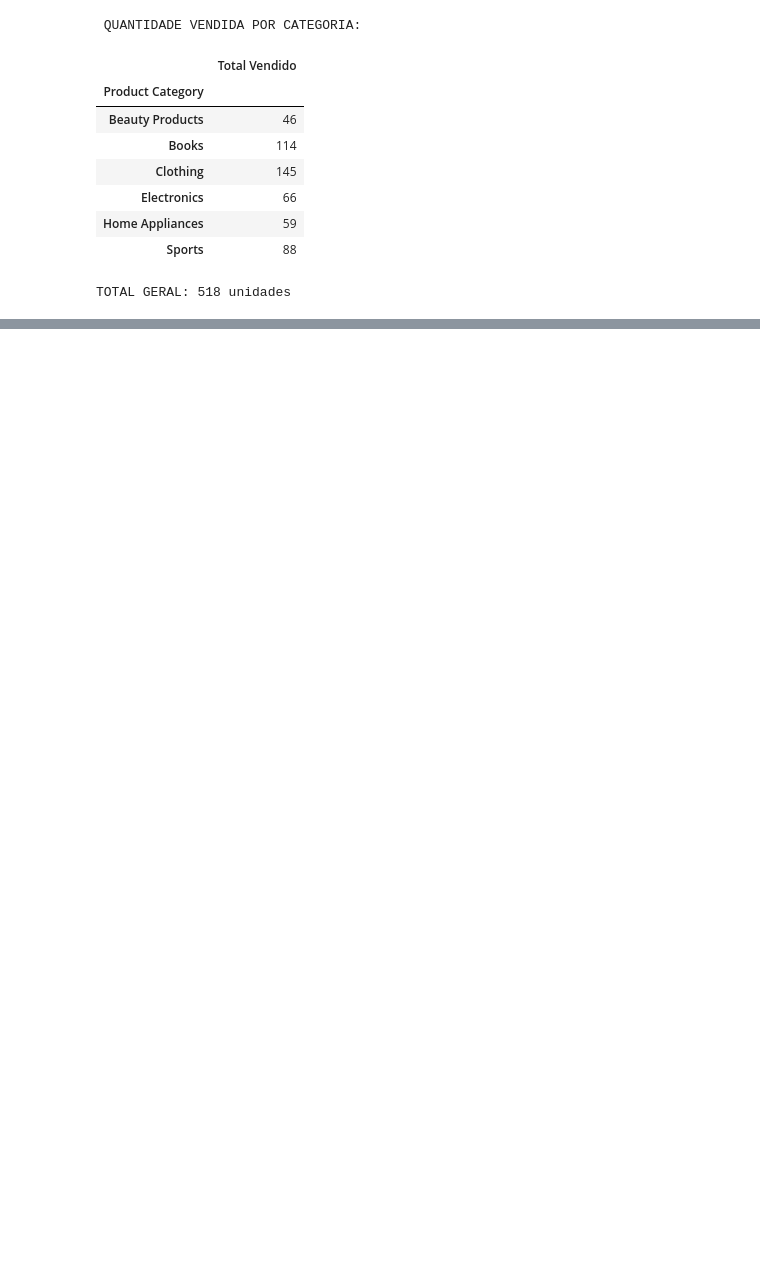
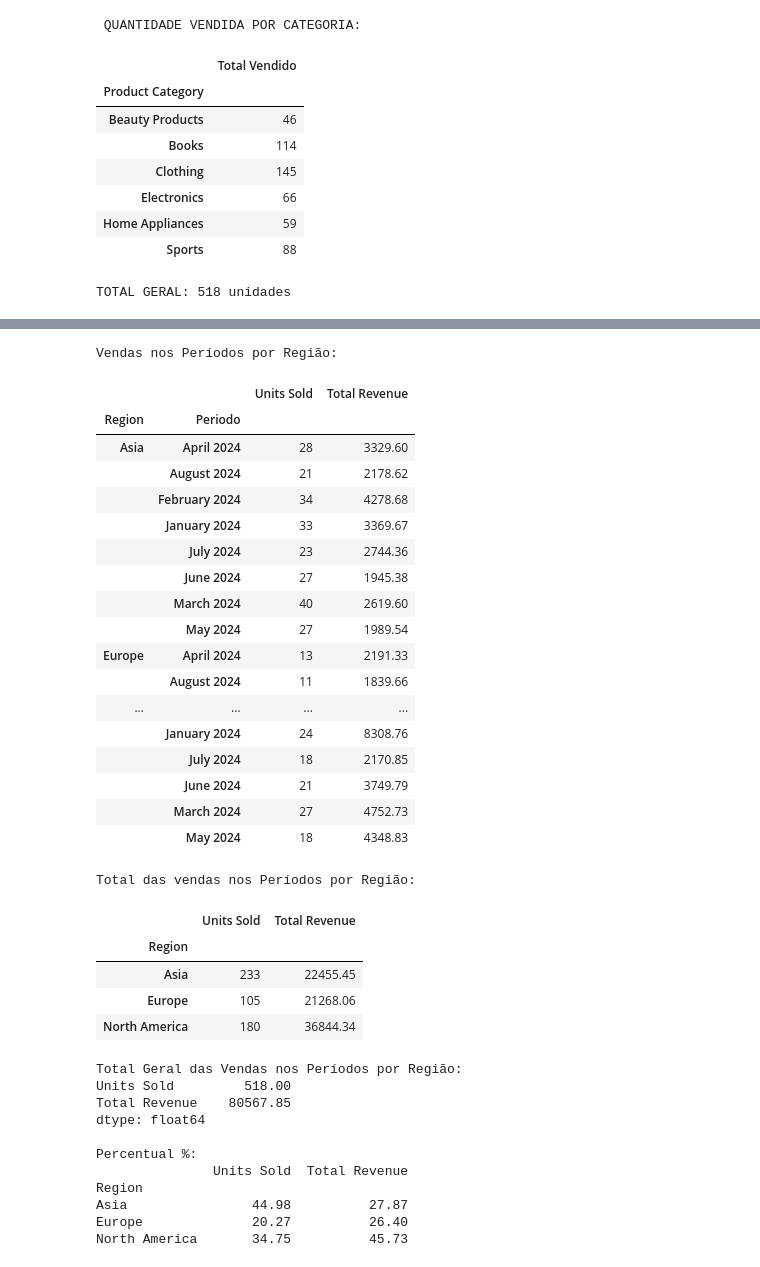
Before and after one commit to dunaoki/Analisando-em-python, a Jupyter notebook: analise.ipynb, the cells around one changed output, grey strips where cells are left out. Cells and saved outputs as stored; diff of their text form; code cells hidden in the pictures; blank space fills up the shorter version.

```diff
--- a/analise.ipynb
+++ b/analise.ipynb
@@ -232,0 +242,56 @@ FATURAMENTO TOTAL: R$ 80567.85
+# %%
+# Agrupar vendas por região
+analise_regiao = vendas.groupby(["Region", "Periodo"])[["Units Sold", "Total Revenue"]].sum()
+
+# Visualizar vendas por região
+print("Vendas nos Períodos por Região:")
+
+display(analise_regiao)
+
+# Somar vendas por região
+print("\nTotal das vendas nos Períodos por Região:")
+total_regiao = analise_regiao.groupby(["Region"]).sum()
+
+# Visualizar total das vendas por região
+display(total_regiao)
+
+print(f"Total Geral das Vendas nos Períodos por Região:\n{total_regiao.sum()}")
+
+print(f"\nPercentual %:\n{((total_regiao / total_regiao.sum()) * 100).round(2)}")
+# %% [output]
+Vendas nos Períodos por Região:
+|  |  | Units Sold | Total Revenue |
+| Region | Periodo |  |  |
+| Asia | April 2024 | 28 | 3329.60 |
+|  | August 2024 | 21 | 2178.62 |
+|  | February 2024 | 34 | 4278.68 |
+|  | January 2024 | 33 | 3369.67 |
+|  | July 2024 | 23 | 2744.36 |
+|  | June 2024 | 27 | 1945.38 |
+|  | March 2024 | 40 | 2619.60 |
+|  | May 2024 | 27 | 1989.54 |
+| Europe | April 2024 | 13 | 2191.33 |
+|  | August 2024 | 11 | 1839.66 |
+| ... | ... | ... | ... |
+|  | January 2024 | 24 | 8308.76 |
+|  | July 2024 | 18 | 2170.85 |
+|  | June 2024 | 21 | 3749.79 |
+|  | March 2024 | 27 | 4752.73 |
+|  | May 2024 | 18 | 4348.83 |
+Total das vendas nos Períodos por Região:
+|  | Units Sold | Total Revenue |
+| Region |  |  |
+| Asia | 233 | 22455.45 |
+| Europe | 105 | 21268.06 |
+| North America | 180 | 36844.34 |
+Total Geral das Vendas nos Períodos por Região:
+Units Sold         518.00
+Total Revenue    80567.85
+dtype: float64
+
+Percentual %:
+               Units Sold  Total Revenue
+Region
+Asia                44.98          27.87
+Europe              20.27          26.40
+North America       34.75          45.73
```
Also changed, not shown: parts of 3 cells of this notebook, 1 other file.
